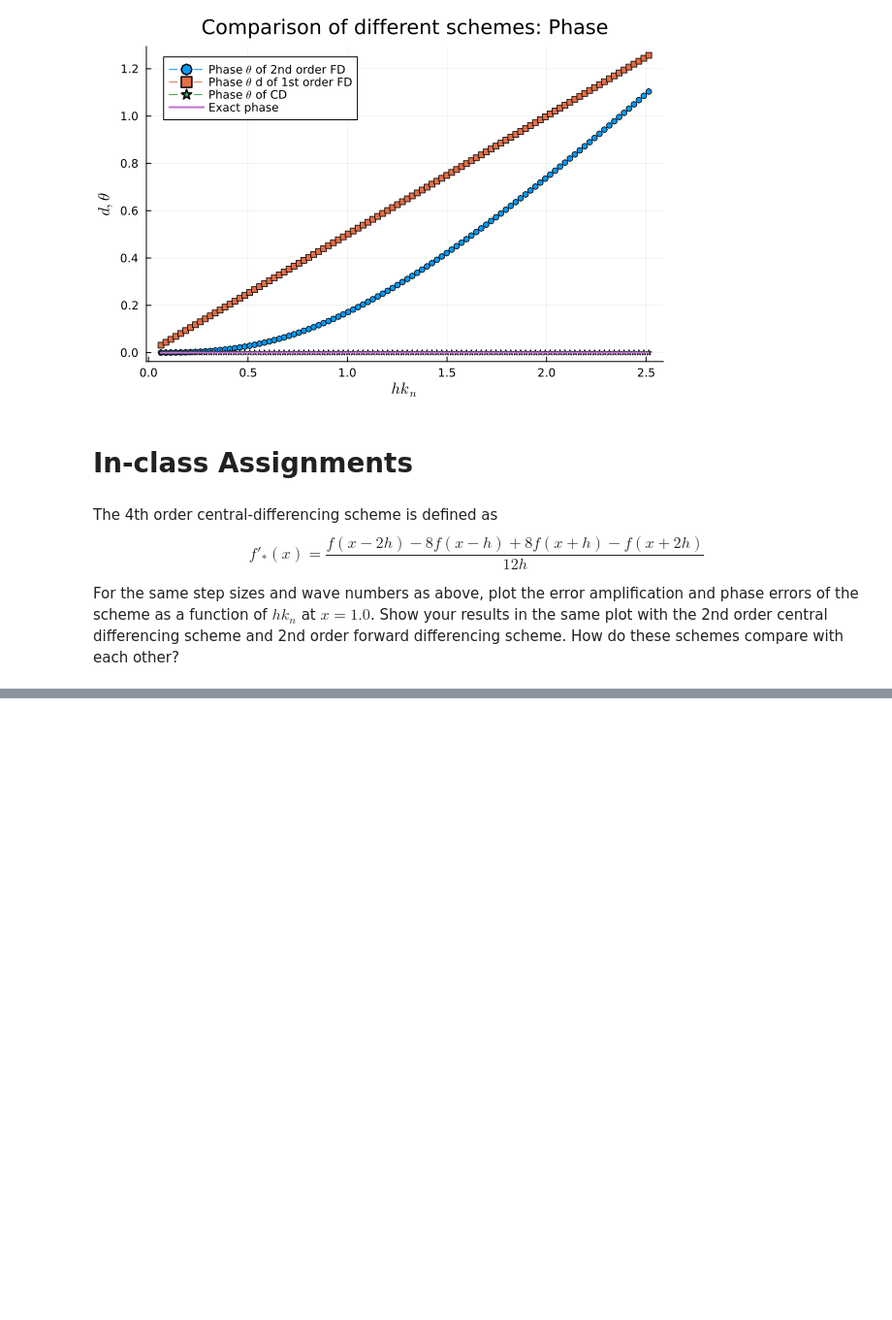
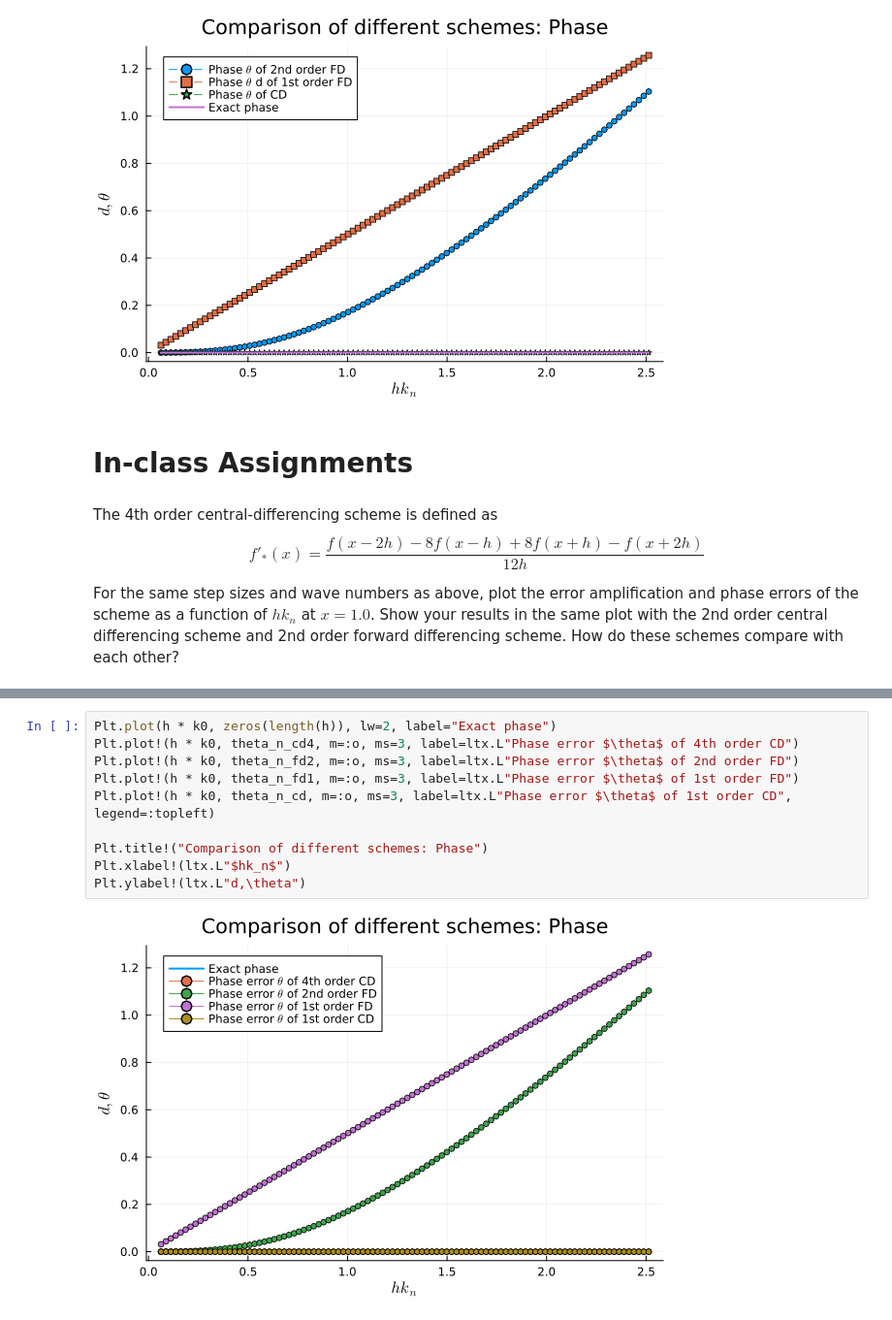
Before and after one commit to jacob-cunningham-ds/me2060, a Jupyter notebook: modules/module_5/error_analysis_fd-inclass.ipynb, the cells around one changed output, grey strips where cells are left out. Shown at 97% size. Saved outputs shown, nothing was run; the diff lists cells and outputs as text; blank space fills up the shorter version.

```diff
--- a/modules/module_5/error_analysis_fd-inclass.ipynb
+++ b/modules/module_5/error_analysis_fd-inclass.ipynb
@@ -181,0 +217,12 @@ For the same step sizes and wave numbers as above, plot the error amplification
+# %%
+Plt.plot(h * k0, zeros(length(h)), lw=2, label="Exact phase")
+Plt.plot!(h * k0, theta_n_cd4, m=:o, ms=3, label=ltx.L"Phase error $\theta$ of 4th order CD")
+Plt.plot!(h * k0, theta_n_fd2, m=:o, ms=3, label=ltx.L"Phase error $\theta$ of 2nd order FD")
+Plt.plot!(h * k0, theta_n_fd1, m=:o, ms=3, label=ltx.L"Phase error $\theta$ of 1st order FD")
+Plt.plot!(h * k0, theta_n_cd, m=:o, ms=3, label=ltx.L"Phase error $\theta$ of 1st order CD", legend=:topleft)
+
+Plt.title!("Comparison of different schemes: Phase")
+Plt.xlabel!(ltx.L"$hk_n$")
+Plt.ylabel!(ltx.L"d,\theta")
+# %% [output]
+[figure, added]
```
Also changed, not shown: parts of 3 cells of this notebook.
